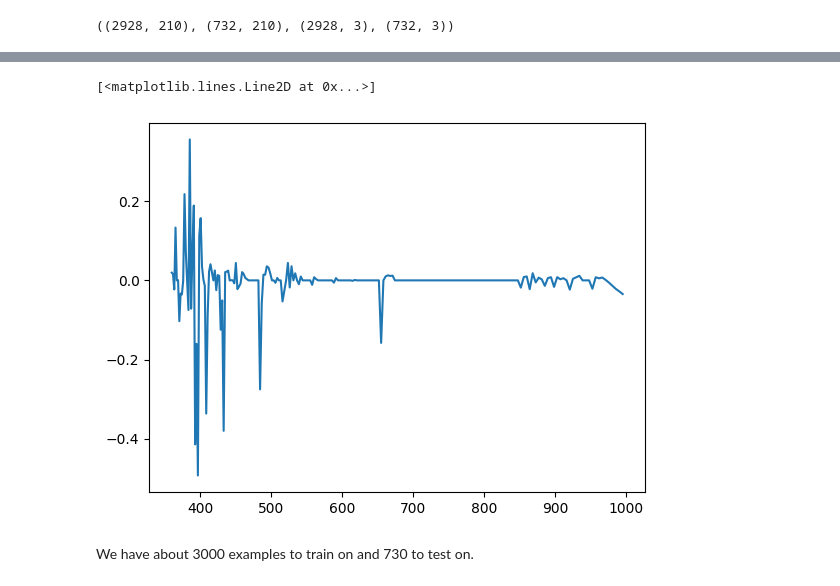
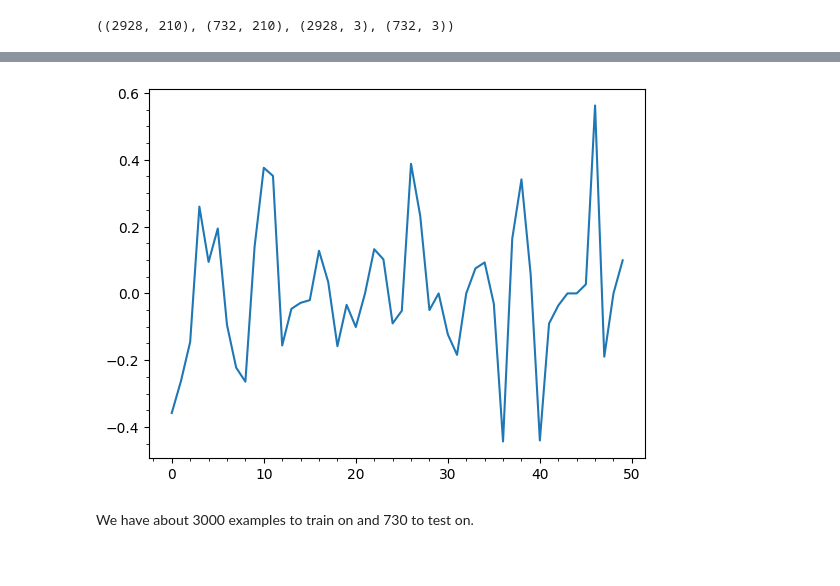
Before and after one commit to czs-school-23/bayesian-ml, a Jupyter notebook: stellar_spectra_example_emily.ipynb, the cells around one changed output, grey strips where cells are left out. Drawn from its saved outputs; the diff is of its cells as text; code cells hidden in the pictures.

```diff
--- a/stellar_spectra_example_emily.ipynb
+++ b/stellar_spectra_example_emily.ipynb
@@ -136,8 +157,8 @@ plt.plot(wavelengths, medfilt(x[i], 11))
-# %%
-plt.plot(wavelengths, x_scaled[1000])
-# %% [output]
-[<matplotlib.lines.Line2D at 0x...>]
-[figure, removed]
+# %%
+plt.plot(np.arange(210)[:50], x_scaled[1][:50])
+plt.gca().minorticks_on()
+# %% [output]
+[figure, added]
 # %% [markdown]
 We have about 3000 examples to train on and 730 to test on.
 # %% [markdown]
```
Also changed, not shown: parts of 12 cells of this notebook.
